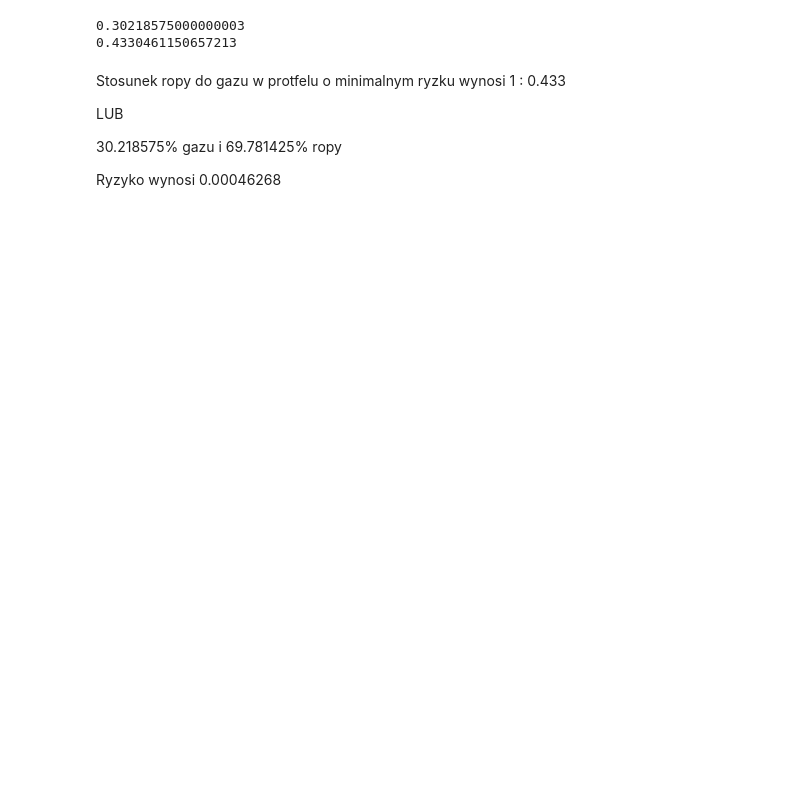
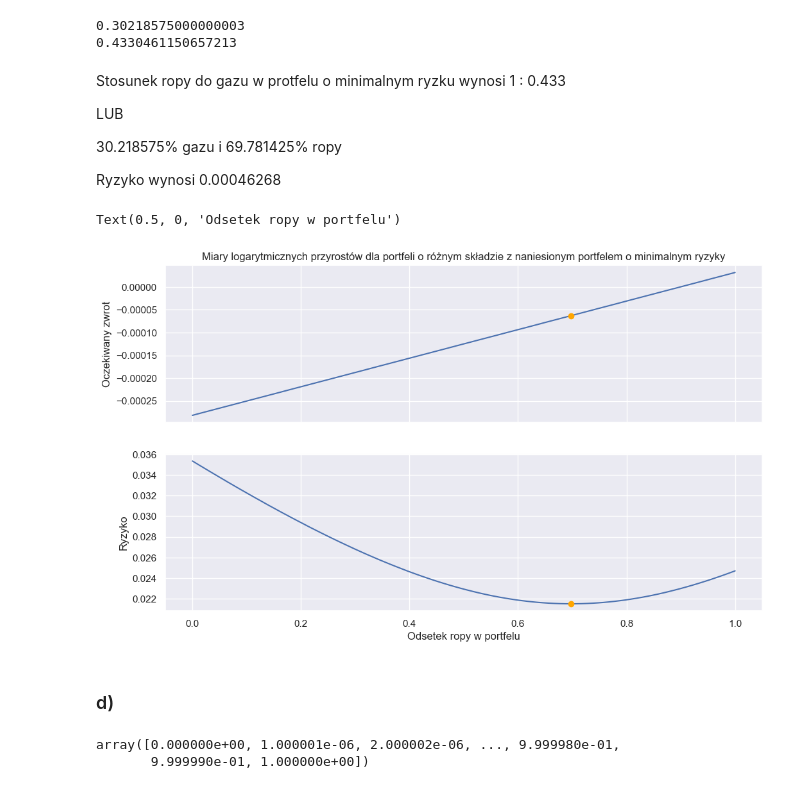
Before and after one commit to mjacobik/ORLEN-risk-management, a Jupyter notebook: Projekt 3 zad 1.ipynb, the cells around one changed output. Drawn from its saved outputs; the diff is of its cells as text; code cells hidden in the pictures; blank space fills up the shorter version.

```diff
--- a/Projekt 3 zad 1.ipynb
+++ b/Projekt 3 zad 1.ipynb
@@ -150,4 +153,6 @@ opt.minimize(ryzyko, .6978, method='Powell', options={'xtol': 1e-14, 'ftol': 1e-
   status: 0
  success: True
        x: array([0.69781425])
+# %%
+x = 0.69781425
 # %%
@@ -156,6 +161,8 @@ print((1 - 0.69781425)/0.69781425)
 # %% [output]
 0.30218575000000003
 0.4330461150657213
+# %%
+optimal_wallet = Portfel(df, odsetek_ropy=x)
 # %% [markdown]
 Stosunek ropy do gazu w protfelu o minimalnym ryzku wynosi 1 : 0.433
 
@@ -164,3 +171,19 @@ LUB
 30.218575% gazu i 69.781425% ropy
 
 Ryzyko wynosi 0.00046268
+# %%
+fig, axs = plt.subplots(2,1, sharex=True)
+axs[0].plot(space, means, zorder=1)
+axs[0].set_ylabel('Oczekiwany zwrot')
+axs[0].set_title('Miary logarytmicznych przyrostów dla portfeli o różnym'
+                 ' składzie z naniesionym portfelem o minimalnym ryzyky')
+axs[0].scatter(x, optimal_wallet.mean, color="orange", zorder=2)
+axs[1].plot(space, risks, zorder=1)
+axs[1].scatter(x, optimal_wallet.risk, c="orange", alpha=1, zorder=2)
+axs[1].set_ylabel('Ryzyko')
+axs[1].set_xlabel('Odsetek ropy w portfelu')
+# %% [output]
+Text(0.5, 0, 'Odsetek ropy w portfelu')
+[figure, added]
+# %% [markdown]
+### d)
@@ -166,0 +192,6 @@ Ryzyko wynosi 0.00046268
+# %%
+for i in np.linspace(0,1,1000000):
+    filter(Portfel())
+# %% [output]
+array([0.000000e+00, 1.000001e-06, 2.000002e-06, ..., 9.999980e-01,
+       9.999990e-01, 1.000000e+00])
```
Also changed, not shown: parts of 10 cells of this notebook.
